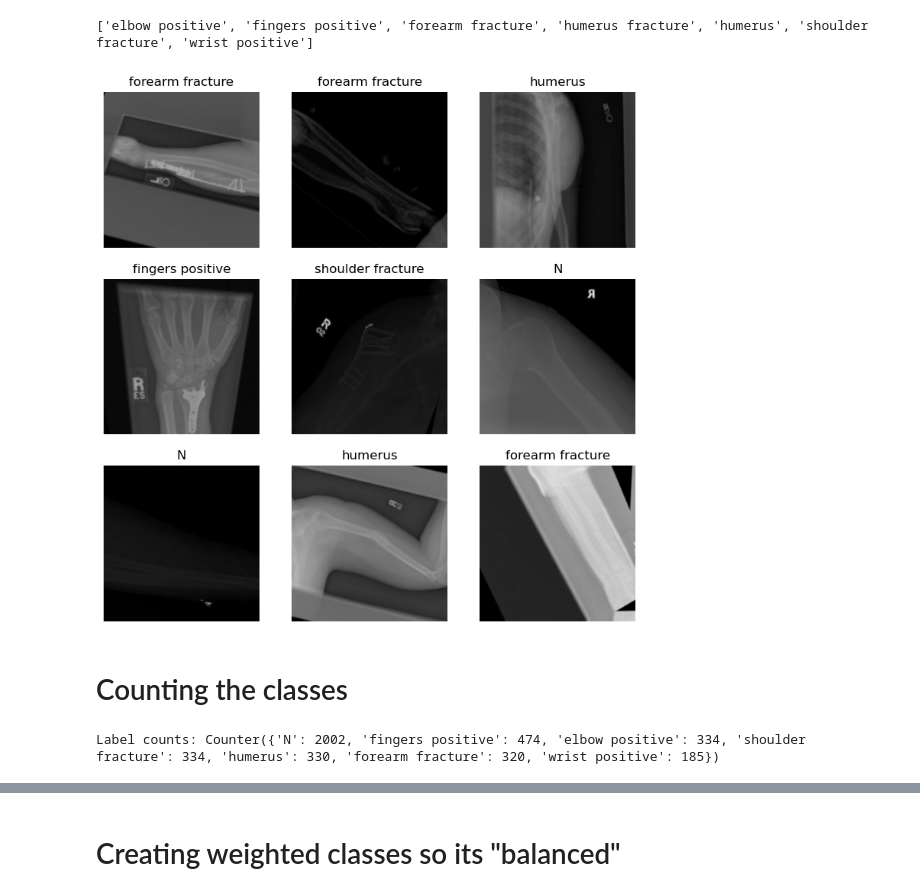
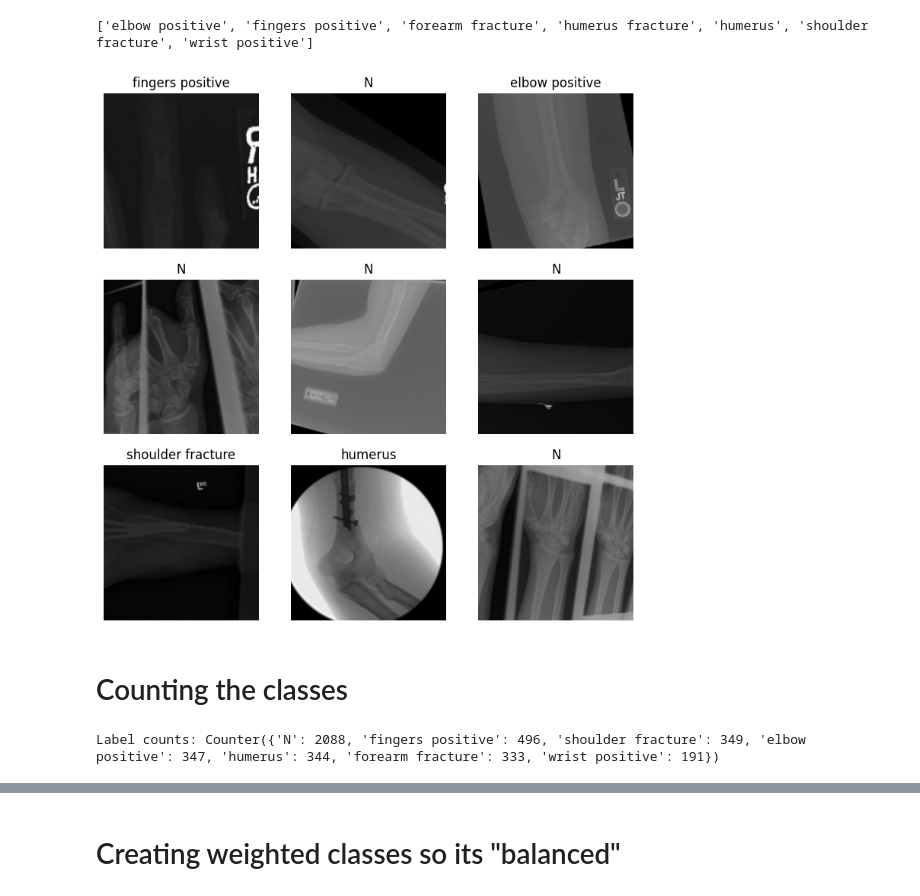
Before and after one commit to JamezP2002/bone-fracture-451-project, a Jupyter notebook: bone fracture MAIN.ipynb, the cells around one changed output, grey strips where cells are left out. Saved outputs shown, nothing was run; the diff lists cells and outputs as text; code cells hidden in the pictures.

```diff
--- a/bone fracture MAIN.ipynb
+++ b/bone fracture MAIN.ipynb
@@ -5,6 +5,6 @@ Getting the path, loading the train/valid and creating datablock
 ~Create a python enviroment version 3.11.8 is possible then install everything in requirements.txt~
 # %%
 # Set the path to where you have the dataset ex. "C:\Users\James\Desktop\bone freacture 451 project\bone_fracture_dataset_splitted"
-path = ''
+path = r'C:\Users\James\Desktop\bone freacture 451 project\bone_fracture_dataset_combined'
 path
 # %% [output]
@@ -69,9 +79,9 @@ print(class_names)
 ['elbow positive', 'fingers positive', 'forearm fracture', 'humerus fracture', 'humerus', 'shoulder fracture', 'wrist positive']
 # %%
 # Show an example
-dls.show_batch()
+trainValid_Dls.show_batch()
 # %% [output]
-[figure, old version]
+[figure, new version]
 # %% [markdown]
 # Counting the classes
 # %%
@@ -85,9 +95,9 @@ labels = []
 # Function to update the counter based on the label of each file
 def update_label_counter(file_path):
     label_file_name = '.'.join(str(file_path.name).split('.')[:-1]) + '.txt'
-    label_file_path = trainValid_label_path / label_file_name
+    label_file_path = all_label_path / label_file_name
+    label = 'N'  # Default to 'N'
 
-    label = 'N'  # Default to 'N'
     with open(label_file_path, 'r') as label_file:
         label_values = label_file.read().strip().split(' ')
         if label_values[0].isdigit():
@@ -95,20 +105,19 @@ def update_label_counter(file_path):
             if label_index < len(class_names):
                 label = class_names[label_index]
 
-
     # Update the counter
     label_counter[label] += 1
     labels.append(label)
 
-# Iterate over image files to update the counter
-image_files = get_image_files(trainValid_image_path)
+# Iterate over image files in the trainValidTest directory
+image_files = get_image_files(all_image_path)
 for image_file in image_files:
     update_label_counter(image_file)
 
 # Display the count for each label, including 'N'
 print(f"Label counts: {label_counter}")
 # %% [output]
-Label counts: Counter({'N': 2002, 'fingers positive': 474, 'elbow positive': 334, 'shoulder fracture': 334, 'humerus': 330, 'forearm fracture': 320, 'wrist positive': 185})
+Label counts: Counter({'N': 2088, 'fingers positive': 496, 'shoulder fracture': 349, 'elbow positive': 347, 'humerus': 344, 'forearm fracture': 333, 'wrist positive': 191})
 # %%
 #print(labels)
 # %% [output]
```
Also changed, not shown: parts of 17 cells of this notebook, 1 other file.
